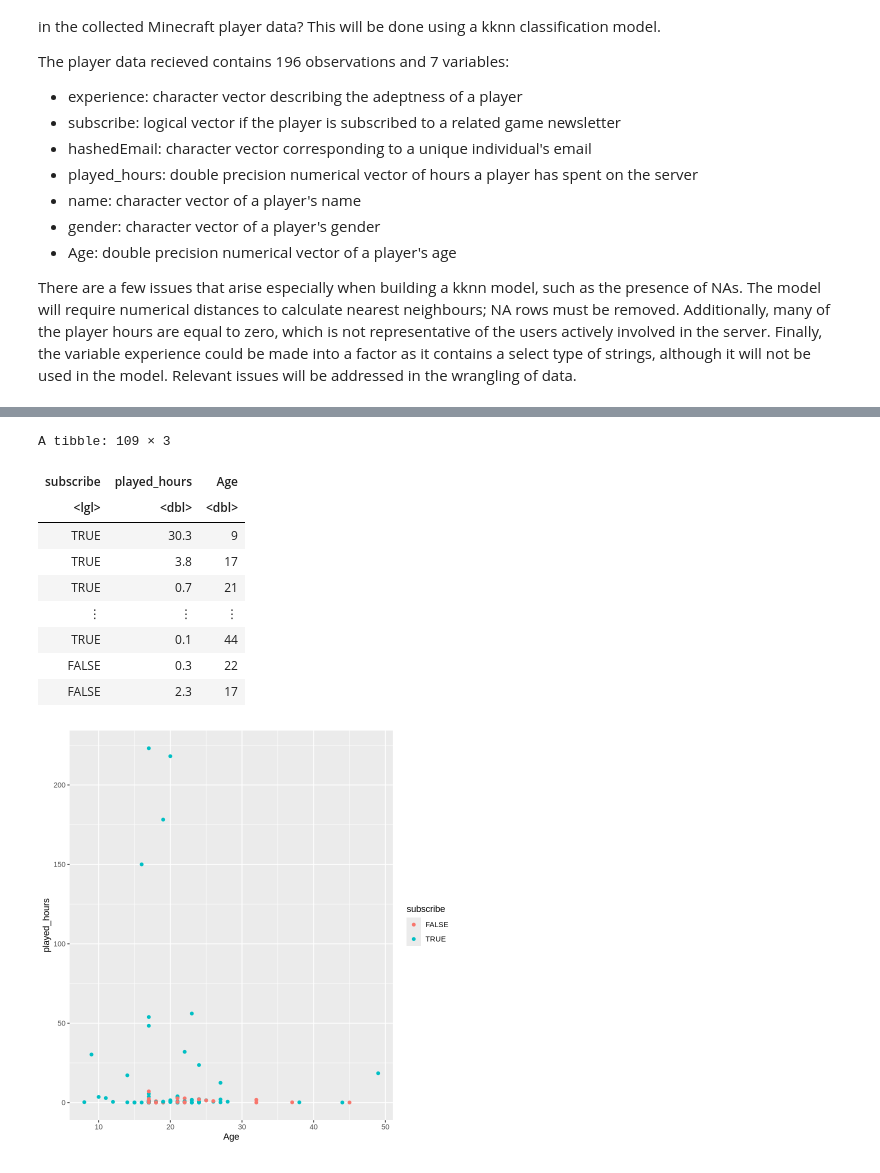
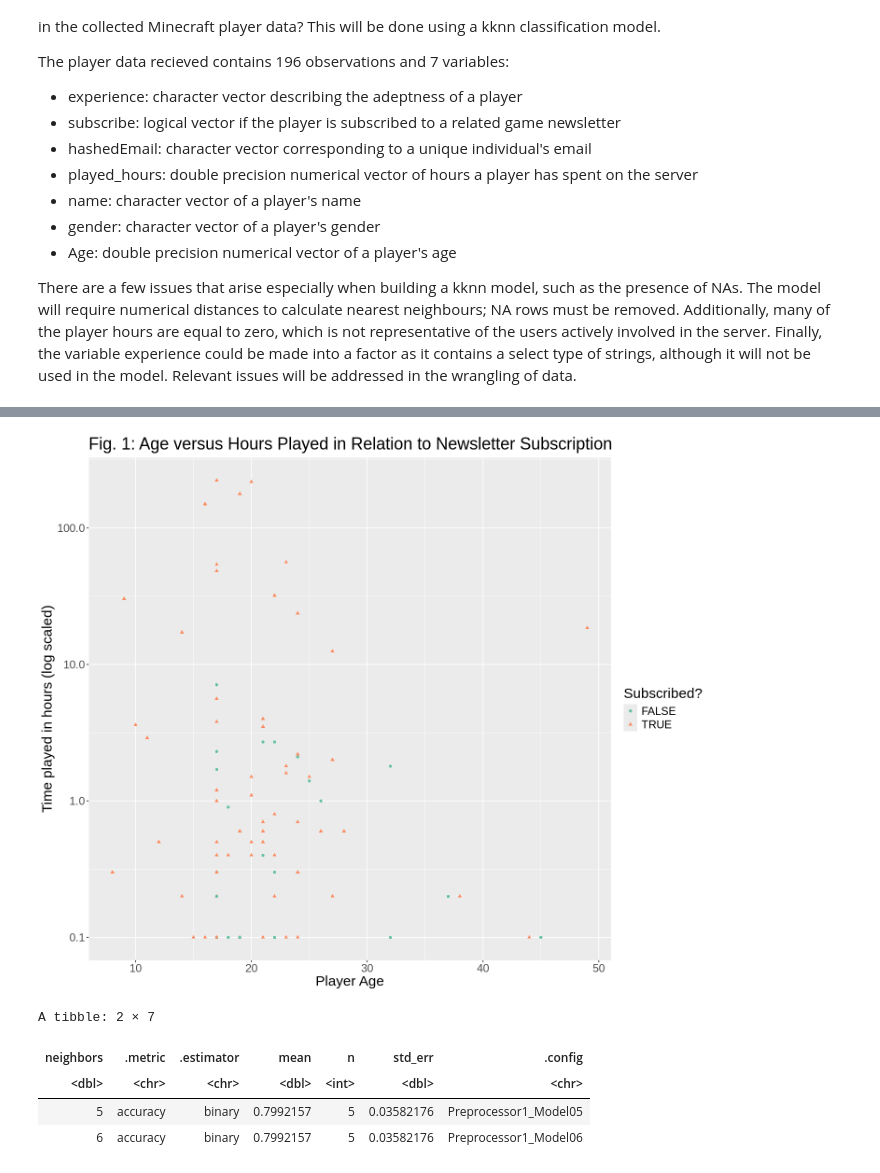
Before and after one commit to shk-am/dsci100-project, a Jupyter notebook: project_report.ipynb, the cells around one changed output, grey strips where cells are left out. Saved outputs shown, nothing was run; the diff lists cells and outputs as text; code cells hidden in the pictures.

Commit message:
Began exploratory analysis and K choice

```diff
--- a/project_report.ipynb
+++ b/project_report.ipynb
@@ -67,24 +81,53 @@ A spec_tbl_df: 196 × 7
-# %%
-players_tidy <- players |>
-    select(subscribe, played_hours, Age) |>
-    filter(Age != "NA", played_hours > 0)
-
-players_tidy
-
-playerplot <- players_tidy |>
-    ggplot(aes(x = Age, y = played_hours, color = subscribe)) +
-    geom_point()
-
-playerplot
-# %% [output]
-A tibble: 109 × 3
-| subscribe | played_hours | Age |
-| <lgl> | <dbl> | <dbl> |
-| TRUE | 30.3 | 9 |
-| TRUE | 3.8 | 17 |
-| TRUE | 0.7 | 21 |
-| ⋮ | ⋮ | ⋮ |
-| TRUE | 0.1 | 44 |
-| FALSE | 0.3 | 22 |
-| FALSE | 2.3 | 17 |
-[figure, removed]
+# %%
+options(repr.plot.height = 10, repr.plot.width = 12)
+
+players_plot <- players_tidy |>
+    ggplot(aes(x = Age, y = played_hours, color = subscribe, shape = subscribe)) +
+    geom_point() +
+    labs(x = "Player Age", y = "Time played in hours (log scaled)", title = "Fig. 1: Age versus Hours Played in Relation to Newsletter Subscription",
+         color = "Subscribed?", shape = "Subscribed?") +
+    theme(text = element_text(size = 18)) +
+    scale_color_brewer(palette = "Set2") +
+    scale_y_log10()
+
+players_plot
+# %% [output]
+[figure, added]
+# %%
+set.seed(100)
+
+player_split <- initial_split(players_tidy, prop = 0.75, strata = subscribe)
+player_training <- training(player_split)
+player_testing <- testing(player_split)
+
+player_recipe <- recipe(subscribe ~ . , data = player_training) |>
+    step_scale(all_predictors()) |>
+    step_center(all_predictors())
+
+knn_spec <- nearest_neighbor(weight_func = "rectangular", neighbors = tune()) |>
+    set_engine("kknn") |>
+    set_mode("classification")
+
+k_vals <- tibble(neighbors = seq(from = 1, to = 10, by = 1))
+
+player_vfold <- vfold_cv(player_training, v = 5, strata = subscribe)
+
+k_compare <- workflow() |>
+    add_recipe(player_recipe) |>
+    add_model(knn_spec) |>
+    tune_grid(resamples = player_vfold, grid = k_vals) |>
+    collect_metrics()
+
+k_choice <- k_compare |>
+    filter(.metric == "accuracy") |>
+    slice_max(mean, n = 1)
+
+k_choice
+
+# Choose 5 because it means there will be no ties
+# %% [output]
+A tibble: 2 × 7
+| neighbors | .metric | .estimator | mean | n | std_err | .config |
+| <dbl> | <chr> | <chr> | <dbl> | <int> | <dbl> | <chr> |
+| 5 | accuracy | binary | 0.7992157 | 5 | 0.03582176 | Preprocessor1_Model05 |
+| 6 | accuracy | binary | 0.7992157 | 5 | 0.03582176 | Preprocessor1_Model06 |
```
Also changed, not shown: parts of 4 cells of this notebook.
